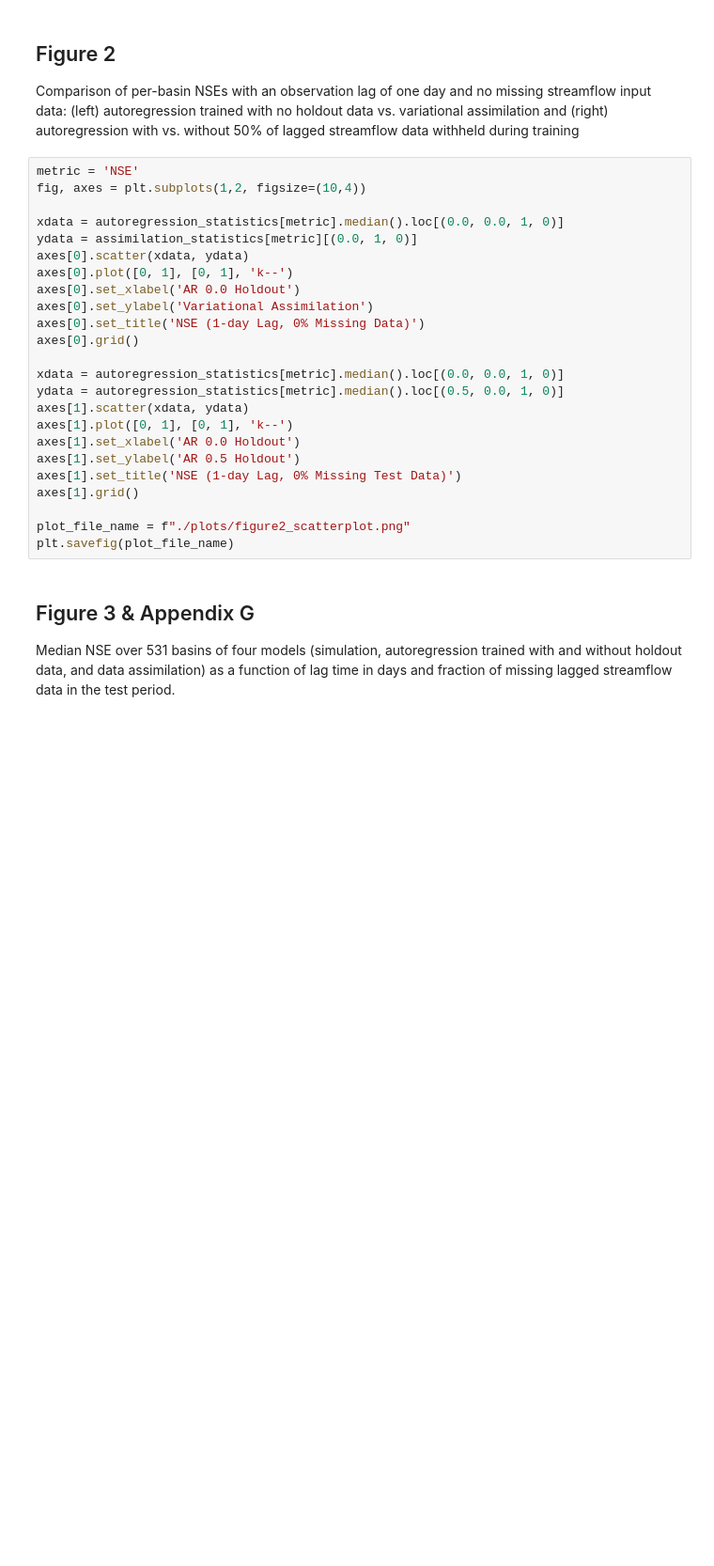
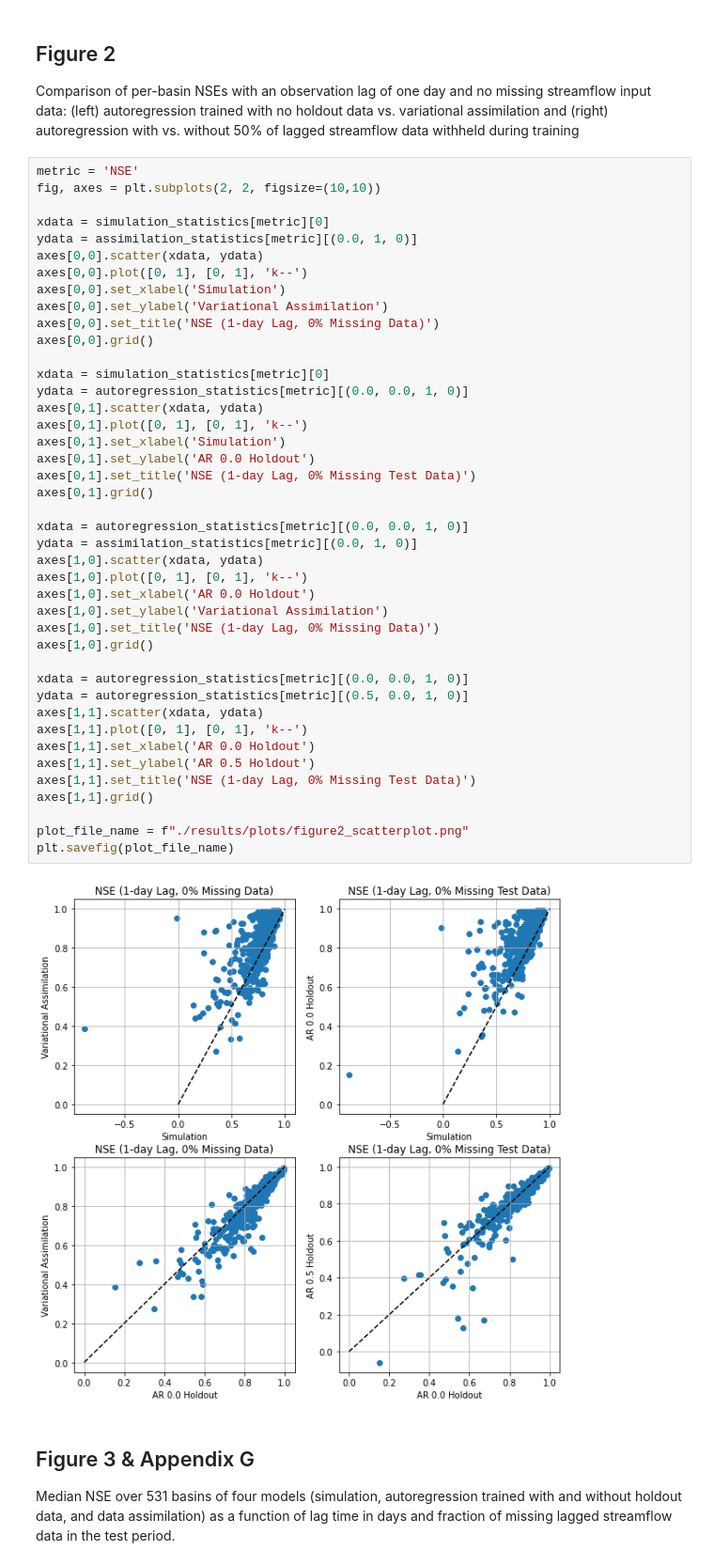
Before and after one commit to grey-nearing/lstm-data-assimilation, a Jupyter notebook: analysis_time_split.ipynb, the cells around one changed output. Shown at 94% size. Cells and saved outputs as stored; diff of their text form; blank space fills up the shorter version.

```diff
--- a/analysis_time_split.ipynb
+++ b/analysis_time_split.ipynb
@@ -263,28 +311,48 @@ trained with no holdout data vs. variational assimilation and (right) autoregres
 during training
 # %%
 metric = 'NSE'
-fig, axes = plt.subplots(1,2, figsize=(10,4))
+fig, axes = plt.subplots(2, 2, figsize=(10,10))
 
-xdata = autoregression_statistics[metric].median().loc[(0.0, 0.0, 1, 0)]
+xdata = simulation_statistics[metric][0]
 ydata = assimilation_statistics[metric][(0.0, 1, 0)]
-axes[0].scatter(xdata, ydata)
-axes[0].plot([0, 1], [0, 1], 'k--')
-axes[0].set_xlabel('AR 0.0 Holdout')
-axes[0].set_ylabel('Variational Assimilation')
-axes[0].set_title('NSE (1-day Lag, 0% Missing Data)')
-axes[0].grid()
+axes[0,0].scatter(xdata, ydata)
+axes[0,0].plot([0, 1], [0, 1], 'k--')
+axes[0,0].set_xlabel('Simulation')
+axes[0,0].set_ylabel('Variational Assimilation')
+axes[0,0].set_title('NSE (1-day Lag, 0% Missing Data)')
+axes[0,0].grid()
 
-xdata = autoregression_statistics[metric].median().loc[(0.0, 0.0, 1, 0)]
-ydata = autoregression_statistics[metric].median().loc[(0.5, 0.0, 1, 0)]
-axes[1].scatter(xdata, ydata)
-axes[1].plot([0, 1], [0, 1], 'k--')
-axes[1].set_xlabel('AR 0.0 Holdout')
-axes[1].set_ylabel('AR 0.5 Holdout')
-axes[1].set_title('NSE (1-day Lag, 0% Missing Test Data)')
-axes[1].grid()
+xdata = simulation_statistics[metric][0]
+ydata = autoregression_statistics[metric][(0.0, 0.0, 1, 0)]
+axes[0,1].scatter(xdata, ydata)
+axes[0,1].plot([0, 1], [0, 1], 'k--')
+axes[0,1].set_xlabel('Simulation')
+axes[0,1].set_ylabel('AR 0.0 Holdout')
+axes[0,1].set_title('NSE (1-day Lag, 0% Missing Test Data)')
+axes[0,1].grid()
 
-plot_file_name = f"./plots/figure2_scatterplot.png"
+xdata = autoregression_statistics[metric][(0.0, 0.0, 1, 0)]
+ydata = assimilation_statistics[metric][(0.0, 1, 0)]
+axes[1,0].scatter(xdata, ydata)
+axes[1,0].plot([0, 1], [0, 1], 'k--')
+axes[1,0].set_xlabel('AR 0.0 Holdout')
+axes[1,0].set_ylabel('Variational Assimilation')
+axes[1,0].set_title('NSE (1-day Lag, 0% Missing Data)')
+axes[1,0].grid()
+
+xdata = autoregression_statistics[metric][(0.0, 0.0, 1, 0)]
+ydata = autoregression_statistics[metric][(0.5, 0.0, 1, 0)]
+axes[1,1].scatter(xdata, ydata)
+axes[1,1].plot([0, 1], [0, 1], 'k--')
+axes[1,1].set_xlabel('AR 0.0 Holdout')
+axes[1,1].set_ylabel('AR 0.5 Holdout')
+axes[1,1].set_title('NSE (1-day Lag, 0% Missing Test Data)')
+axes[1,1].grid()
+
+plot_file_name = f"./results/plots/figure2_scatterplot.png"
 plt.savefig(plot_file_name)
+# %% [output]
+[figure, added]
 # %% [markdown]
 ## Figure 3 & Appendix G
 
```
Also changed, not shown: parts of 17 cells of this notebook, 17 other files.
